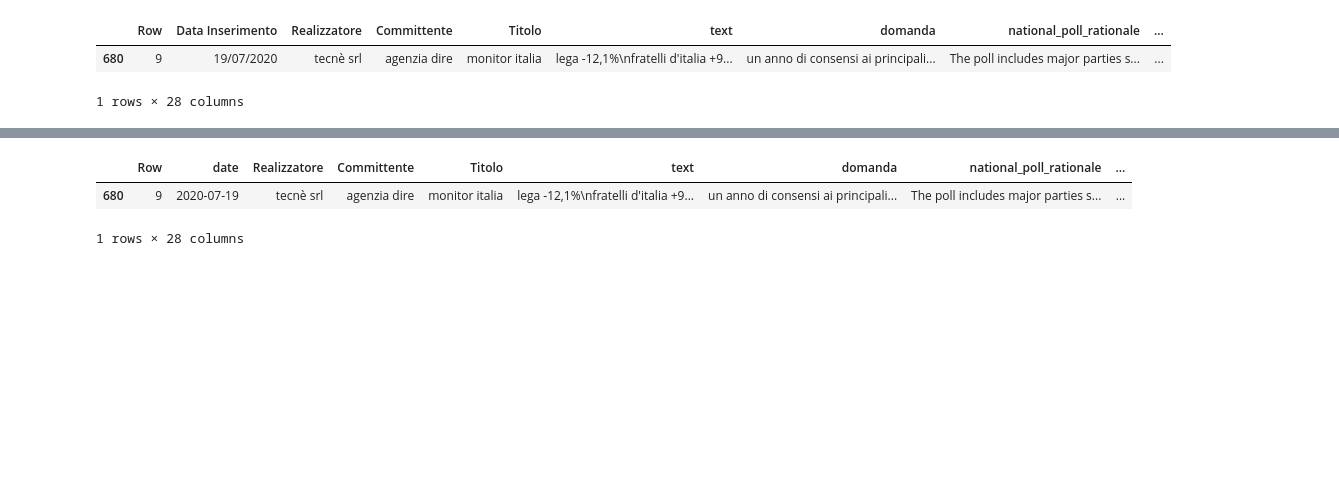
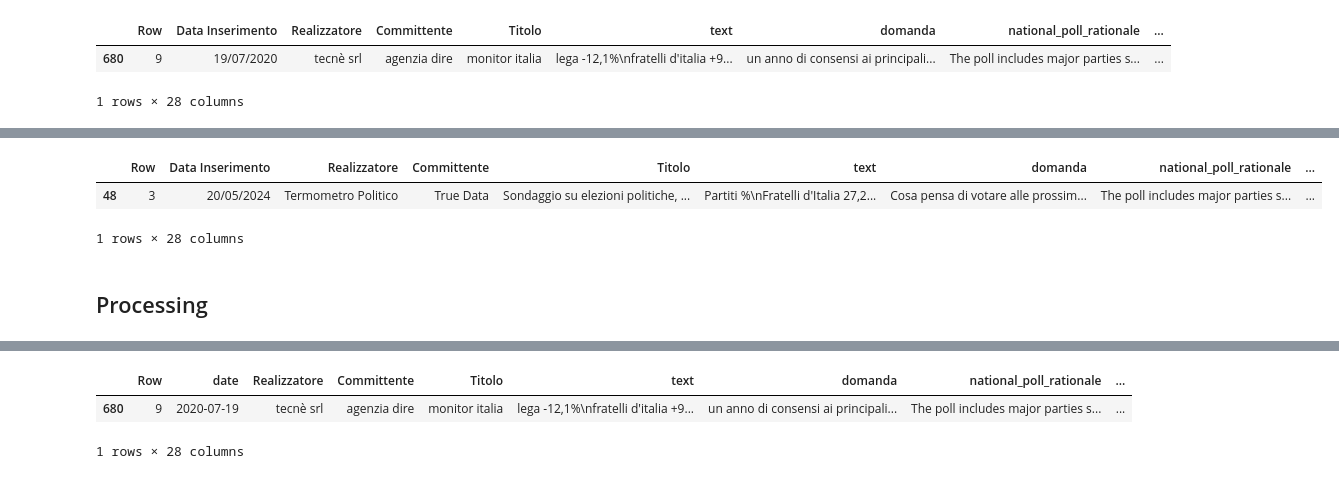
Before and after one commit to ruggsea/llm_italian_poll_scraper, a Jupyter notebook: eda.ipynb, the cells around one changed output, grey strips where cells are left out. Saved outputs shown, nothing was run; the diff lists cells and outputs as text; code cells hidden in the pictures; blank space fills up the shorter version.

```diff
--- a/eda.ipynb
+++ b/eda.ipynb
@@ -26,3 +61,12 @@ polls[polls.select_dtypes(include=[np.number]).lt(0).any(axis=1)]
+# %%
+## cerchiamo sondaggio "Data Inserimento": "20/05/2024", "Realizzatore": "Termometro Politico"
+polls[(polls['Data Inserimento'] == '20/05/2024') & (polls['Realizzatore'] == 'Termometro Politico')]
+# %% [output]
+|  | Row | Data Inserimento | Realizzatore | Committente | Titolo | text | domanda | national_poll_rationale | ... |
+| 48 | 3 | 20/05/2024 | Termometro Politico | True Data | Sondaggio su elezioni politiche, ... | Partiti %\nFratelli d'Italia 27,2... | Cosa pensa di votare alle prossim... | The poll includes major parties s... | ... |
+1 rows × 28 columns
+# %% [markdown]
+## Processing
 # %%
 
 # data inserimento is in the format 'dd/mm/yyyy'
```
Also changed, not shown: parts of 5 cells of this notebook.
